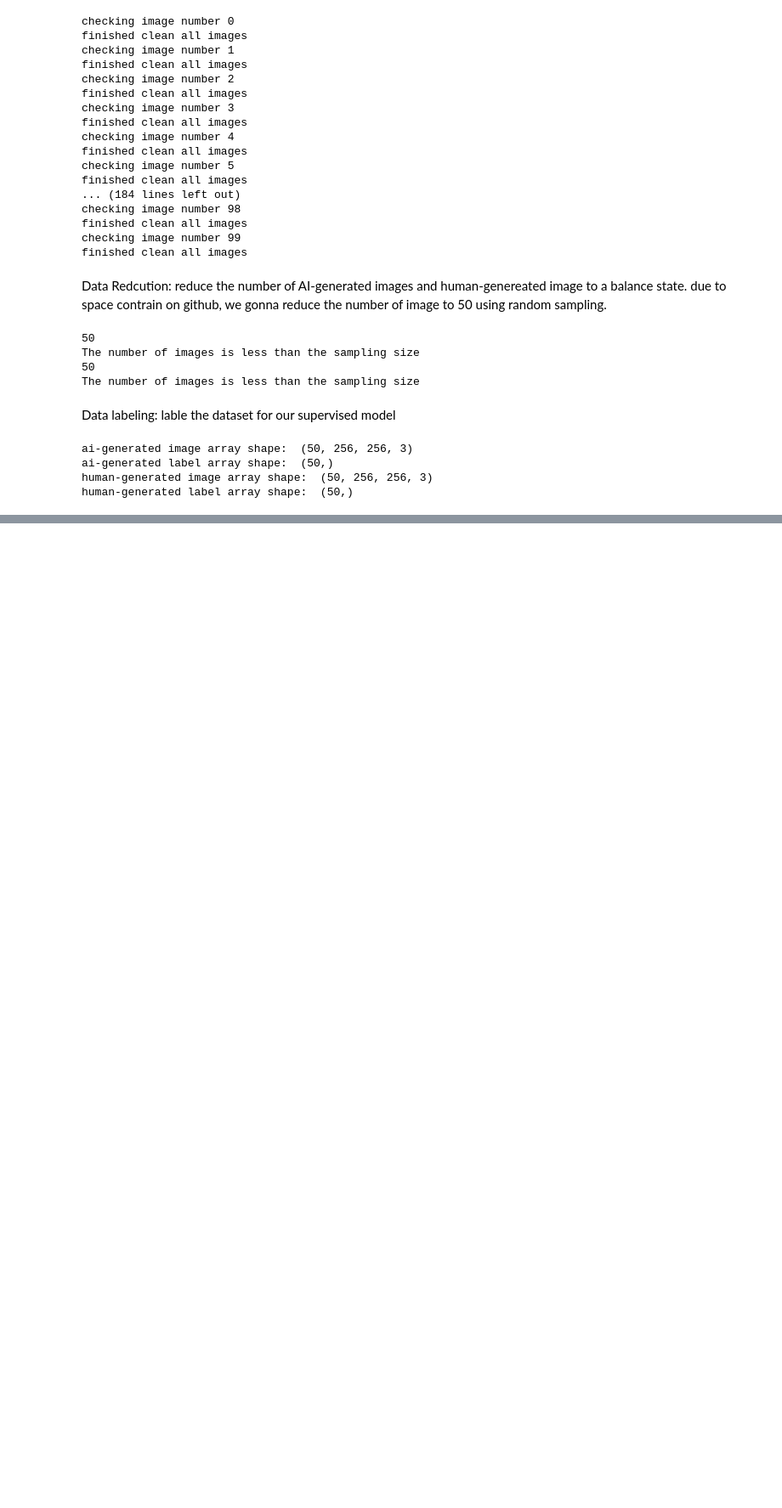
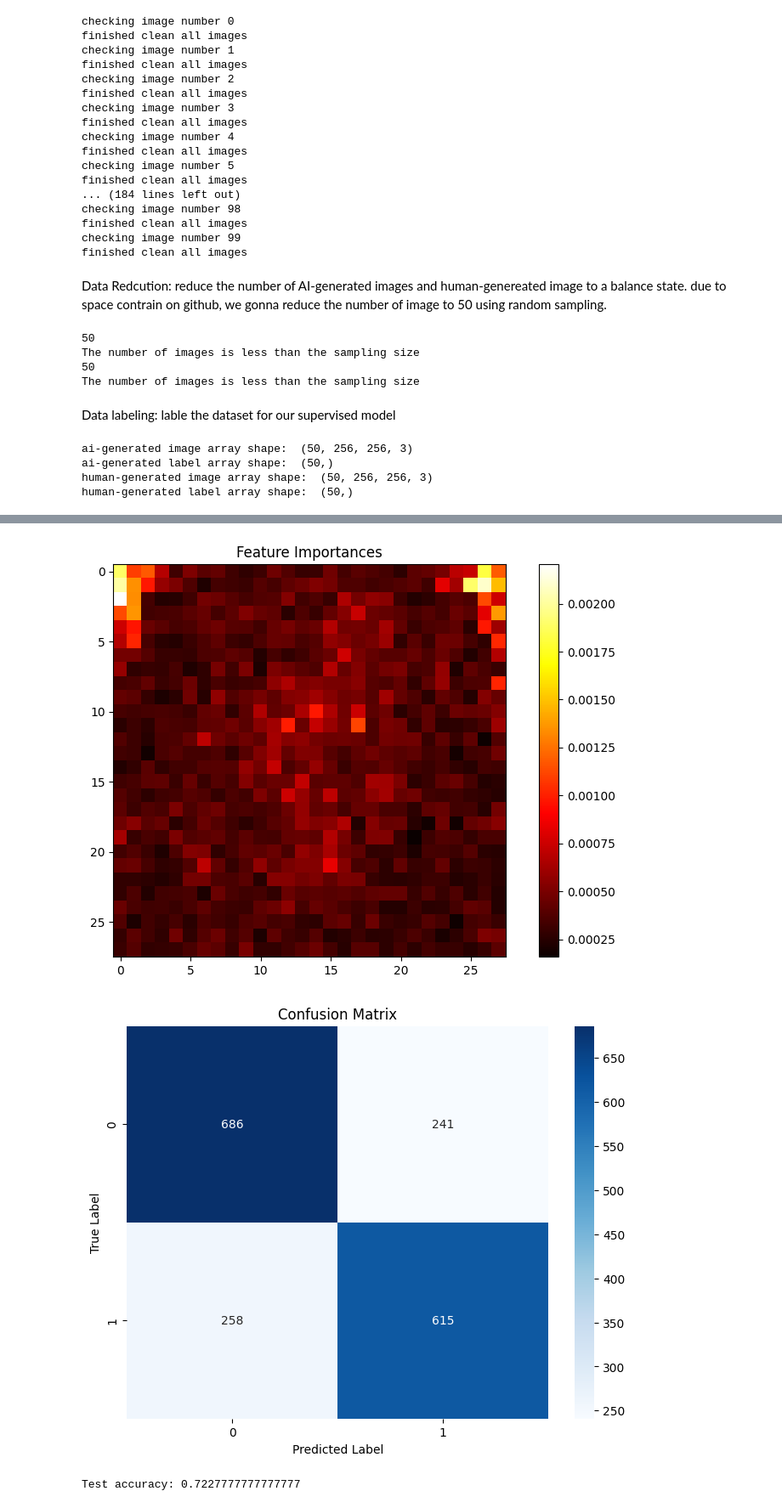
Before and after one commit to KevinYan2025/ML-group1, a Jupyter notebook: notebook.ipynb, the cells around one changed output, grey strips where cells are left out. Shown: that part at 85% size. Cells and saved outputs as stored; diff of their text form; code cells hidden in the pictures; blank space fills up the shorter version.

```diff
--- a/notebook.ipynb
+++ b/notebook.ipynb
@@ -298,0 +266,56 @@ Training SVM model...
+# %%
+import numpy as np
+from sklearn.model_selection import train_test_split
+from sklearn.ensemble import RandomForestClassifier
+from sklearn.metrics import accuracy_score
+from skimage.transform import resize
+import matplotlib.pyplot as plt
+from sklearn.metrics import confusion_matrix
+import seaborn as sns
+
+# Load the data
+ai_images = np.load('ai_images.npy')
+ai_label = np.load('ai_label.npy')
+human_images = np.load('human_images.npy')
+human_label = np.load('human_label.npy')
+
+# for quicker processing
+ai_images_resized = np.array([resize(image, (28, 28, 3)) for image in ai_images])
+human_images_resized = np.array([resize(image, (28, 28, 3)) for image in human_images])
+
+ai_images_flat = ai_images_resized.reshape(len(ai_images_resized), -1)
+human_images_flat = human_images_resized.reshape(len(human_images_resized), -1)
+X = np.concatenate((ai_images_flat, human_images_flat), axis=0)
+y = np.concatenate((ai_label, human_label), axis=0)
+X_train, X_test, y_train, y_test = train_test_split(X, y, test_size=0.3, random_state=42)
+rf_classifier = RandomForestClassifier(n_estimators=100, random_state=42)
+rf_classifier.fit(X_train, y_train)
+
+# Predict on the test set
+y_pred = rf_classifier.predict(X_test)
+
+# Feature Importances
+feature_importances = rf_classifier.feature_importances_
+# Calculate the average feature importance per pixel across color channels
+feature_importances_reshaped = feature_importances.reshape(28, 28, 3).mean(axis=2)
+plt.figure(figsize=(10, 6))
+plt.imshow(feature_importances_reshaped, cmap='hot', interpolation='nearest')
+plt.colorbar()
+plt.title('Feature Importances')
+plt.show()
+# Confusion Matrix
+conf_matrix = confusion_matrix(y_test, y_pred)
+plt.figure(figsize=(8, 6))
+sns.heatmap(conf_matrix, annot=True, fmt='d', cmap='Blues')
+plt.xlabel('Predicted Label')
+plt.ylabel('True Label')
+plt.title('Confusion Matrix')
+plt.show()
+
+# Calculate the accuracy
+accuracy = accuracy_score(y_test, y_pred)
+print(f"Test accuracy: {accuracy}")
+# %% [output]
+[figure, added]
+[figure, added]
+Test accuracy: 0.7227777777777777
```
Also changed, not shown: parts of 3 cells of this notebook, 11 other files.
